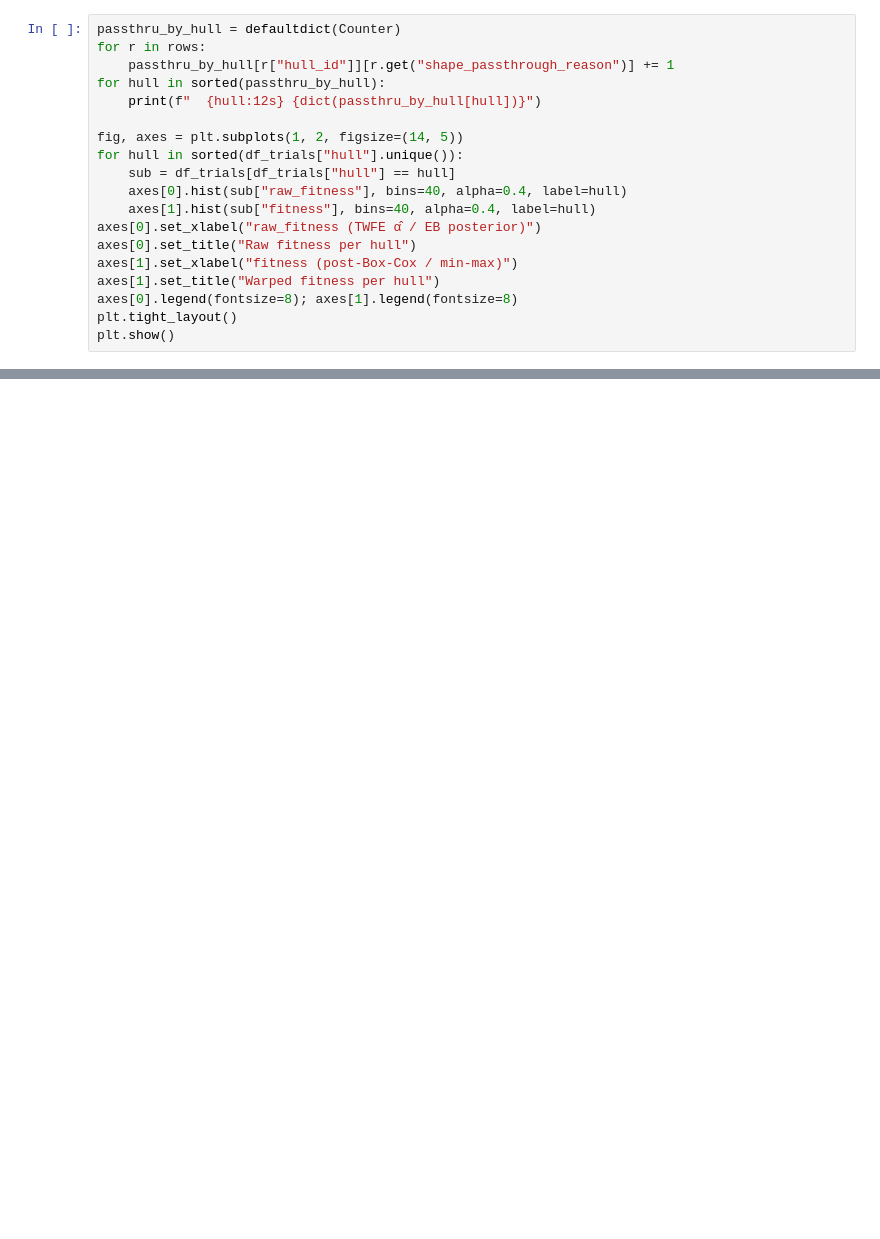
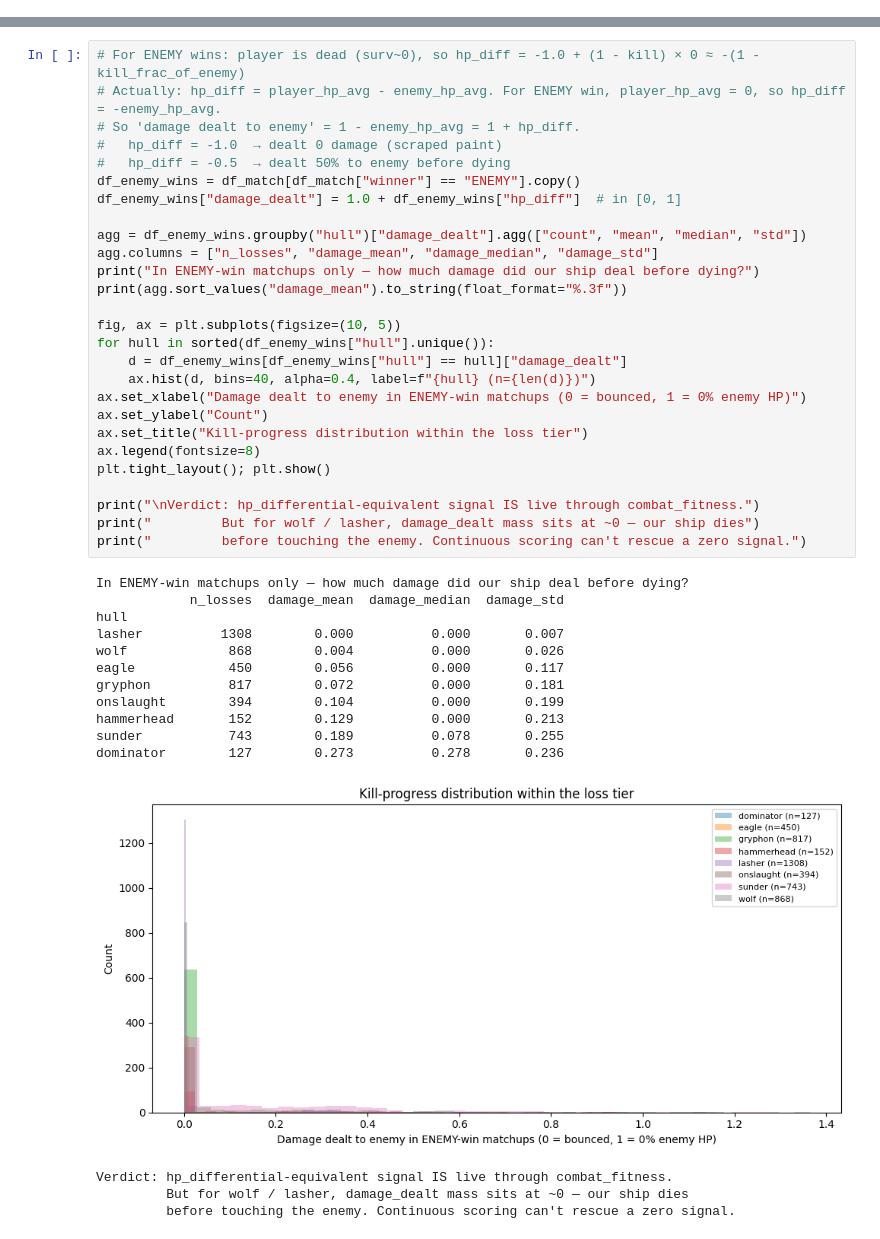
Before and after one commit to CVX-Hull/starsector-build-optimizer, a Jupyter notebook: experiments/phase7-prep-aborted-2026-04-19/phase7_prep_postmortem.executed.ipynb, the cells around one changed output, grey strips where cells are left out. Saved outputs shown, nothing was run; the diff lists cells and outputs as text; blank space fills up the shorter version.

```diff
--- a/experiments/phase7-prep-aborted-2026-04-19/phase7_prep_postmortem.executed.ipynb
+++ b/experiments/phase7-prep-aborted-2026-04-19/phase7_prep_postmortem.executed.ipynb
@@ -419,19 +0,0 @@ tells us whether Box-Cox fired or fell through to min-max.
-# %%
-passthru_by_hull = defaultdict(Counter)
-for r in rows:
-    passthru_by_hull[r["hull_id"]][r.get("shape_passthrough_reason")] += 1
-for hull in sorted(passthru_by_hull):
-    print(f"  {hull:12s} {dict(passthru_by_hull[hull])}")
-
-fig, axes = plt.subplots(1, 2, figsize=(14, 5))
-for hull in sorted(df_trials["hull"].unique()):
-    sub = df_trials[df_trials["hull"] == hull]
-    axes[0].hist(sub["raw_fitness"], bins=40, alpha=0.4, label=hull)
-    axes[1].hist(sub["fitness"], bins=40, alpha=0.4, label=hull)
-axes[0].set_xlabel("raw_fitness (TWFE α̂ / EB posterior)")
-axes[0].set_title("Raw fitness per hull")
-axes[1].set_xlabel("fitness (post-Box-Cox / min-max)")
-axes[1].set_title("Warped fitness per hull")
-axes[0].legend(fontsize=8); axes[1].legend(fontsize=8)
-plt.tight_layout()
-plt.show()
@@ -456,0 +154,43 @@ Verdict goes in the experiment's `README.md` once analyzed.
+# %%
+# For ENEMY wins: player is dead (surv~0), so hp_diff = -1.0 + (1 - kill) × 0 ≈ -(1 - kill_frac_of_enemy)
+# Actually: hp_diff = player_hp_avg - enemy_hp_avg. For ENEMY win, player_hp_avg = 0, so hp_diff = -enemy_hp_avg.
+# So 'damage dealt to enemy' = 1 - enemy_hp_avg = 1 + hp_diff.
+#   hp_diff = -1.0  → dealt 0 damage (scraped paint)
+#   hp_diff = -0.5  → dealt 50% to enemy before dying
+df_enemy_wins = df_match[df_match["winner"] == "ENEMY"].copy()
+df_enemy_wins["damage_dealt"] = 1.0 + df_enemy_wins["hp_diff"]  # in [0, 1]
+
+agg = df_enemy_wins.groupby("hull")["damage_dealt"].agg(["count", "mean", "median", "std"])
+agg.columns = ["n_losses", "damage_mean", "damage_median", "damage_std"]
+print("In ENEMY-win matchups only — how much damage did our ship deal before dying?")
+print(agg.sort_values("damage_mean").to_string(float_format="%.3f"))
+
+fig, ax = plt.subplots(figsize=(10, 5))
+for hull in sorted(df_enemy_wins["hull"].unique()):
+    d = df_enemy_wins[df_enemy_wins["hull"] == hull]["damage_dealt"]
+    ax.hist(d, bins=40, alpha=0.4, label=f"{hull} (n={len(d)})")
+ax.set_xlabel("Damage dealt to enemy in ENEMY-win matchups (0 = bounced, 1 = 0% enemy HP)")
+ax.set_ylabel("Count")
+ax.set_title("Kill-progress distribution within the loss tier")
+ax.legend(fontsize=8)
+plt.tight_layout(); plt.show()
+
+print("\nVerdict: hp_differential-equivalent signal IS live through combat_fitness.")
+print("         But for wolf / lasher, damage_dealt mass sits at ~0 — our ship dies")
+print("         before touching the enemy. Continuous scoring can't rescue a zero signal.")
+# %% [output]
+In ENEMY-win matchups only — how much damage did our ship deal before dying?
+            n_losses  damage_mean  damage_median  damage_std
+hull
+lasher          1308        0.000          0.000       0.007
+wolf             868        0.004          0.000       0.026
+eagle            450        0.056          0.000       0.117
+gryphon          817        0.072          0.000       0.181
+onslaught        394        0.104          0.000       0.199
+hammerhead       152        0.129          0.000       0.213
+sunder           743        0.189          0.078       0.255
+dominator        127        0.273          0.278       0.236
+[figure, added]
+Verdict: hp_differential-equivalent signal IS live through combat_fitness.
+         But for wolf / lasher, damage_dealt mass sits at ~0 — our ship dies
+         before touching the enemy. Continuous scoring can't rescue a zero signal.
```
Also changed, not shown: parts of 46 cells of this notebook, 3 other files.
